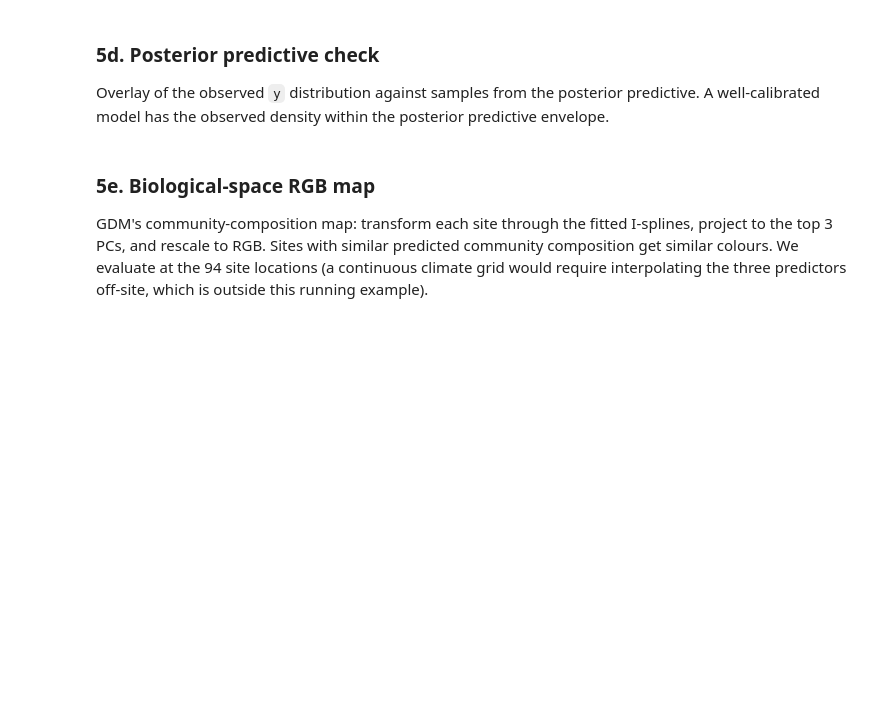
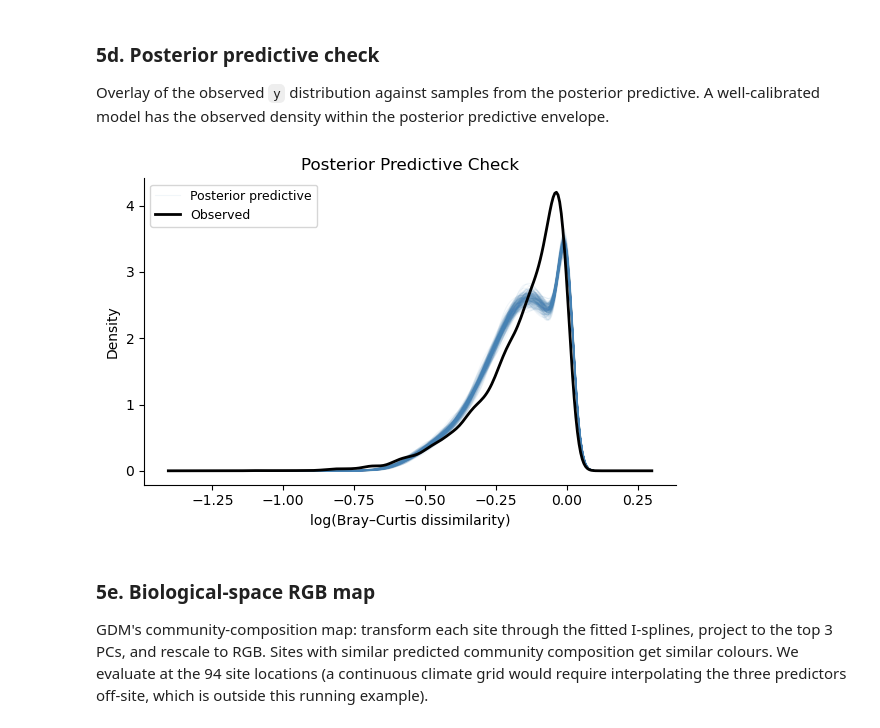
Before and after one commit to butterman0/gdmbayes, a Jupyter notebook: examples/southwest_running_example.ipynb, the cells around one changed output. Saved outputs shown, nothing was run; the diff lists cells and outputs as text; code cells hidden in the pictures; blank space fills up the shorter version.

```diff
--- a/examples/southwest_running_example.ipynb
+++ b/examples/southwest_running_example.ipynb
@@ -62,16 +64,17 @@ NB_DIR = Path.cwd()
 REPO_ROOT = NB_DIR if (NB_DIR / "src" / "gdmbayes").exists() else NB_DIR.parent
 assert (REPO_ROOT / "src" / "gdmbayes").exists(), f"couldn't find repo root from {NB_DIR}"
 
-DATA_DIR = REPO_ROOT / "experiments" / "white2024_cv" / "data"
+DATA_DIR = REPO_ROOT / "examples" / "data" / "southwest"
 RESULTS_DIR = REPO_ROOT / "results" / "southwest"
 FIG_DIR = REPO_ROOT / "paper" / "figures" / "southwest"
+RESULTS_DIR.mkdir(parents=True, exist_ok=True)
 FIG_DIR.mkdir(parents=True, exist_ok=True)
 
 SEED = 42
 
-# Toggle this to True only when running inside a compute allocation with nutpie
-# available. See CLAUDE.md: never run MCMC on the login node.
-RUN_MCMC = False
+# Flip to True to reproduce the manuscript-scale fit (draws=1000, tune=4000,
+# chains=4). Default is a moderate config that runs in a few minutes.
+FULL_SAMPLING = False
 
 print(f"Repo root:   {REPO_ROOT}")
 print(f"Data dir:    {DATA_DIR}")
@@ -184,7 +222,12 @@ runs MCMC if `RUN_MCMC = True`. To produce the canonical fit, run
 FIT_TAG = "squared_diff_homogeneous"
 fit_path = RESULTS_DIR / f"southwest_spgdmm_{FIT_TAG}.nc"
 
-def build_spgdmm(draws=1000, tune=4000, chains=4) -> spGDMM:
+if FULL_SAMPLING:
+    draws, tune, chains = 1000, 4000, 4
+else:
+    draws, tune, chains = 500, 1500, 2
+
+def build_spgdmm() -> spGDMM:
     return spGDMM(
         preprocessor=GDMPreprocessor(
             deg=3, knots=1, mesh_choice="percentile", distance_measure="geodesic"
@@ -208,18 +251,11 @@ def build_spgdmm(draws=1000, tune=4000, chains=4) -> spGDMM:
 if fit_path.exists():
     print(f"Loading cached fit: {fit_path}")
     model = spGDMM.load(str(fit_path))
-elif RUN_MCMC:
-    print("No cached fit — running MCMC (only safe inside a compute allocation).")
+else:
+    print(f"No cached fit — sampling now (draws={draws}, tune={tune}, chains={chains})")
     model = build_spgdmm()
     model.fit(X, y)
-    RESULTS_DIR.mkdir(parents=True, exist_ok=True)
     model.save(str(fit_path))
     print(f"Saved → {fit_path}")
-else:
-    raise FileNotFoundError(
-        f"Expected a cached fit at {fit_path}.\n"
-        "Produce it with `sbatch experiments/white2024_cv/run_bayes_sw.sh`,\n"
-        "or set RUN_MCMC = True in the setup cell if you're running inside an allocation."
-    )
 
 model
@@ -278,9 +360,11 @@ Overlay of the observed `y` distribution against samples from the posterior
 predictive. A well-calibrated model has the observed density within the
 posterior predictive envelope.
 # %%
-fig_ppc, _ = plot_ppc(model, X, y)
+fig_ppc, _ = plot_ppc(model.idata_, y)
 fig_ppc.savefig(FIG_DIR / "sw_ppc.pdf")
 plt.show()
+# %% [output]
+[figure, added]
 # %% [markdown]
 ### 5e. Biological-space RGB map
 
```
Also changed, not shown: parts of 18 cells of this notebook, 8 other files.
